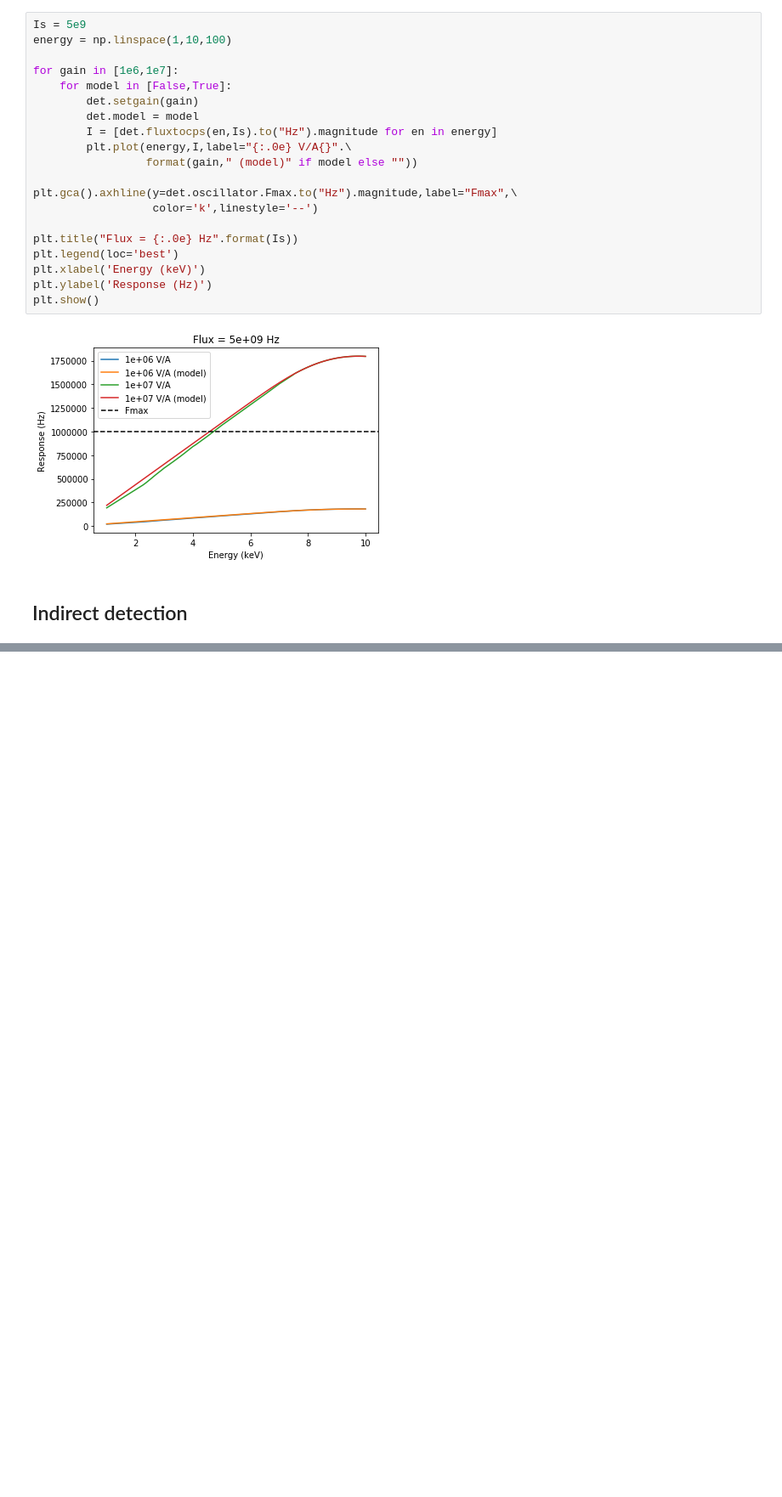
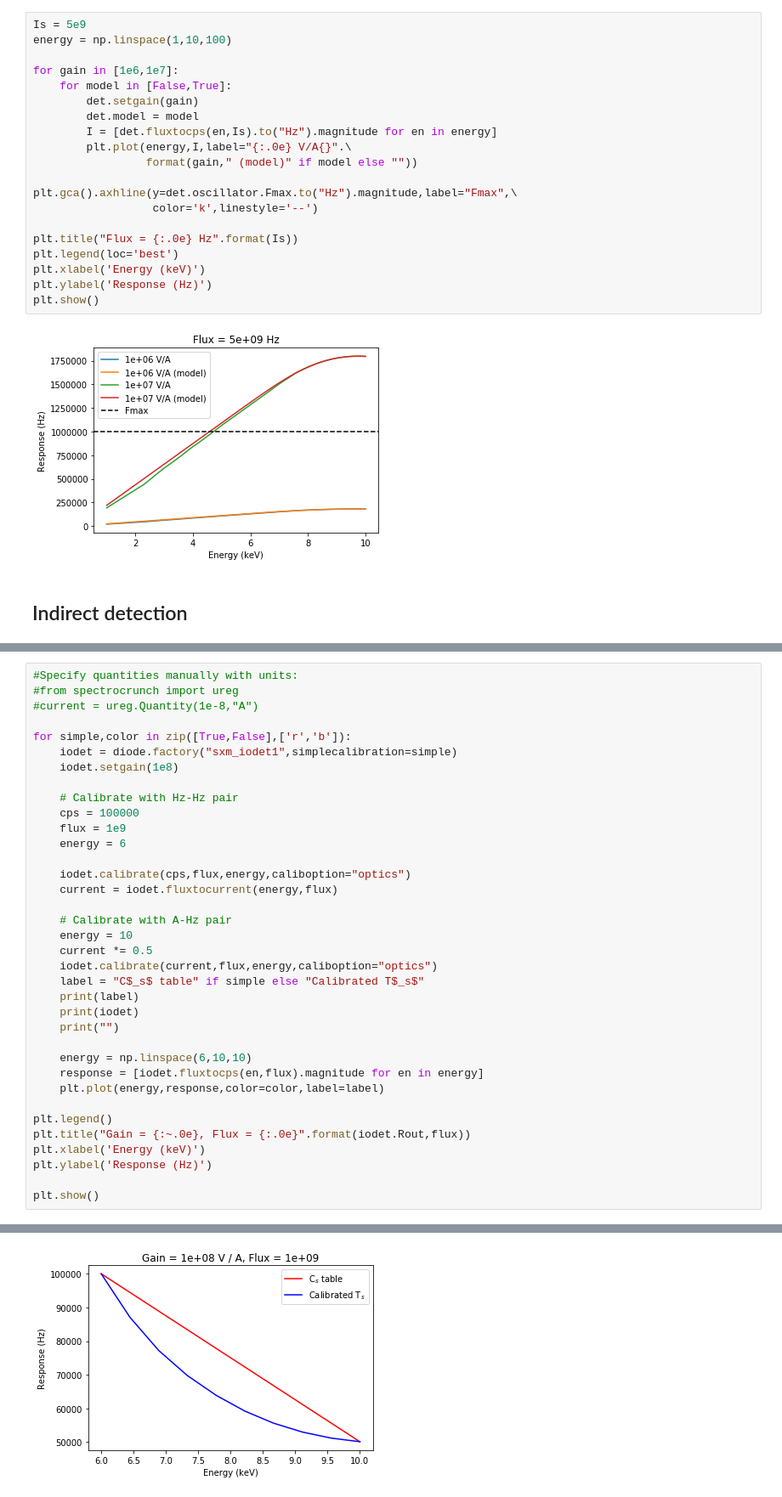
Before and after one commit to woutdenolf/spectrocrunch, a Jupyter notebook: doc/source/tutorials/diodes.ipynb, the cells around one changed output, grey strips where cells are left out. Shown at 85% size. Cells and saved outputs as stored; diff of their text form; blank space fills up the shorter version.

```diff
--- a/doc/source/tutorials/diodes.ipynb
+++ b/doc/source/tutorials/diodes.ipynb
@@ -240,0 +254,37 @@ Geometry:
+# %%
+#Specify quantities manually with units:
+#from spectrocrunch import ureg
+#current = ureg.Quantity(1e-8,"A")
+
+for simple,color in zip([True,False],['r','b']):
+    iodet = diode.factory("sxm_iodet1",simplecalibration=simple)
+    iodet.setgain(1e8)
+
+    # Calibrate with Hz-Hz pair
+    cps = 100000
+    flux = 1e9
+    energy = 6
+
+    iodet.calibrate(cps,flux,energy,caliboption="optics")
+    current = iodet.fluxtocurrent(energy,flux)
+
+    # Calibrate with A-Hz pair
+    energy = 10
+    current *= 0.5
+    iodet.calibrate(current,flux,energy,caliboption="optics")
+    label = "C$_s$ table" if simple else "Calibrated T$_s$"
+    print(label)
+    print(iodet)
+    print("")
+
+    energy = np.linspace(6,10,10)
+    response = [iodet.fluxtocps(en,flux).magnitude for en in energy]
+    plt.plot(energy,response,color=color,label=label)
+
+plt.legend()
+plt.title("Gain = {:~.0e}, Flux = {:.0e}".format(iodet.Rout,flux))
+plt.xlabel('Energy (keV)')
+plt.ylabel('Response (Hz)')
+
+plt.show()
+# %% [output]
@@ -240,0 +308 @@ Geometry:
+[figure, added]
```
Also changed, not shown: parts of 10 cells of this notebook, 9 other files.
